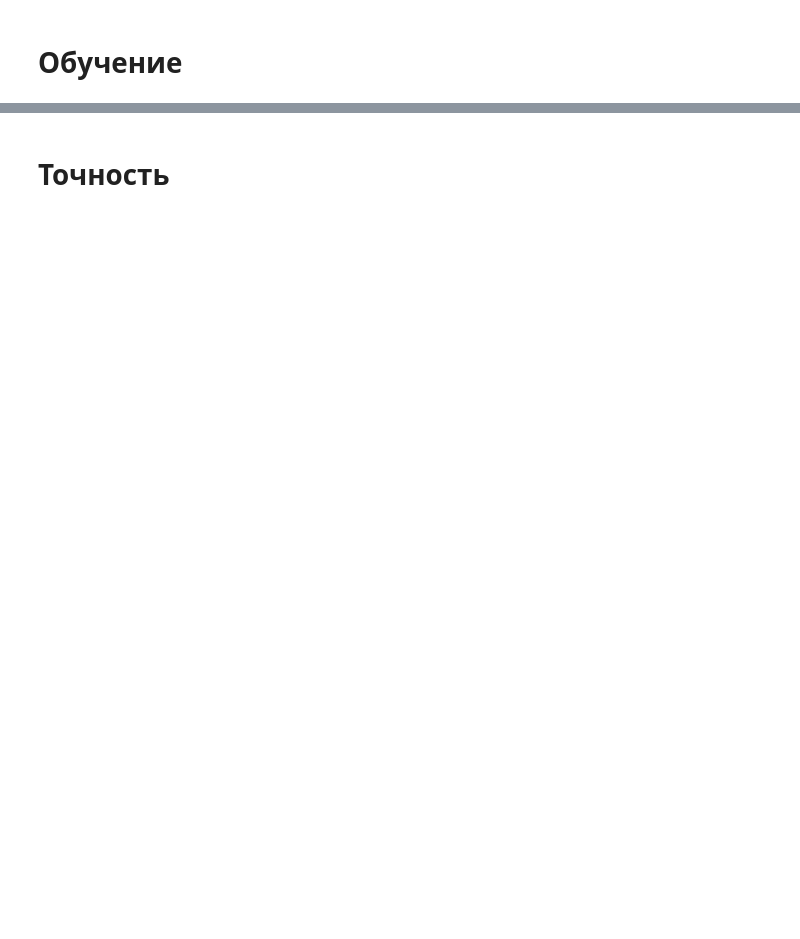
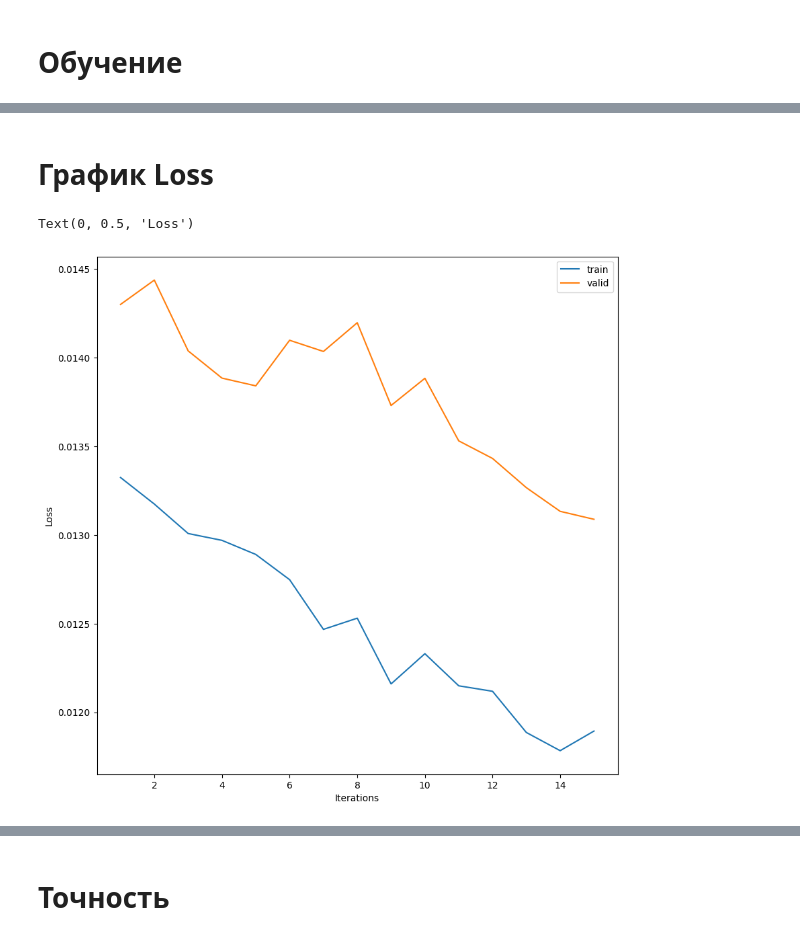
Before and after one commit to PiroJOJO/Artificial_intelligence_1, a Jupyter notebook: sonya.ipynb, the cells around one changed output, grey strips where cells are left out. Saved outputs shown, nothing was run; the diff lists cells and outputs as text; code cells hidden in the pictures; blank space fills up the shorter version.

```diff
--- a/sonya.ipynb
+++ b/sonya.ipynb
@@ -377,0 +241,13 @@ KeyboardInterrupt:
+# %% [markdown]
+# График Loss
+# %%
+fig = plt.figure(figsize=(10, 10))
+
+plt.plot(range(1, num_epochs + 1), train_losses, label='train')
+plt.plot(range(1, num_epochs + 1), valid_losses, label='valid')
+plt.legend()
+plt.xlabel('Iterations')
+plt.ylabel('Loss')
+# %% [output]
+Text(0, 0.5, 'Loss')
+[figure, added]
```
Also changed, not shown: parts of 9 cells of this notebook.
